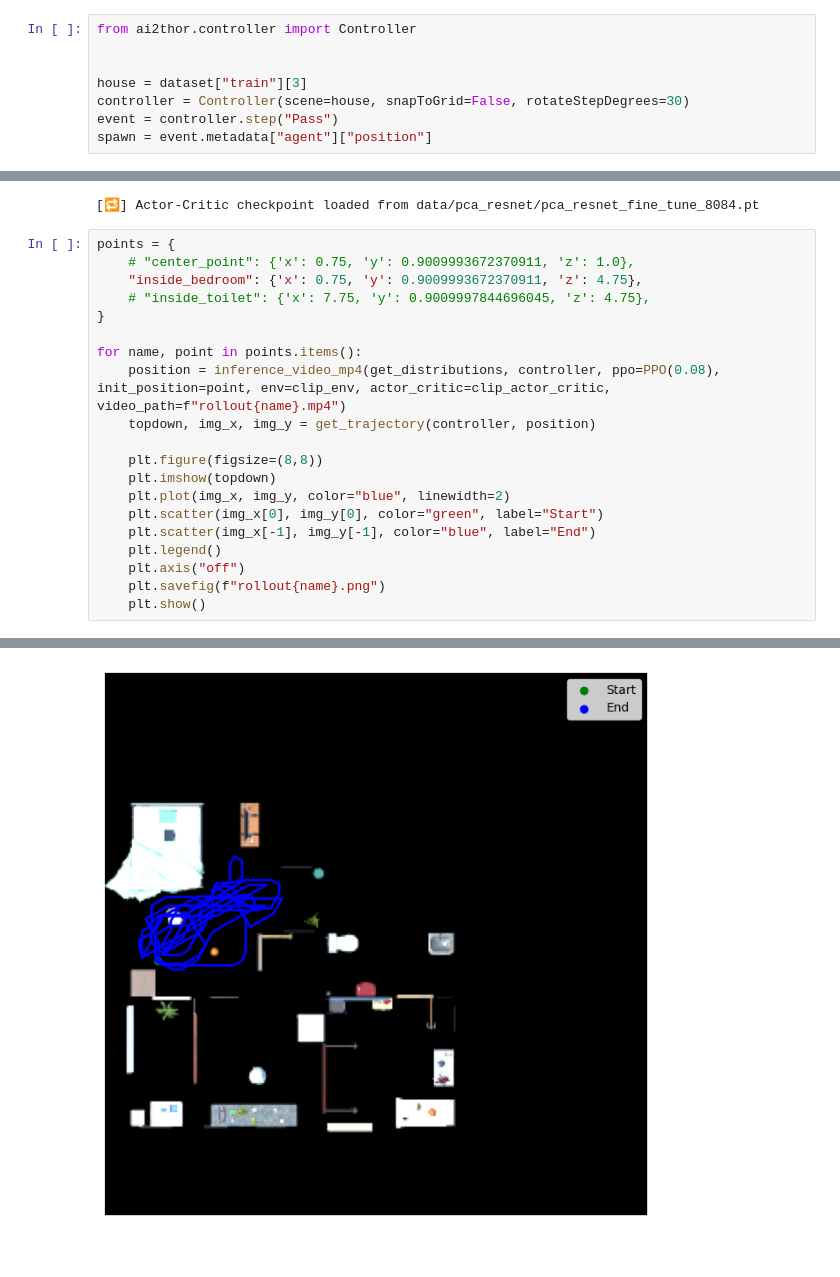
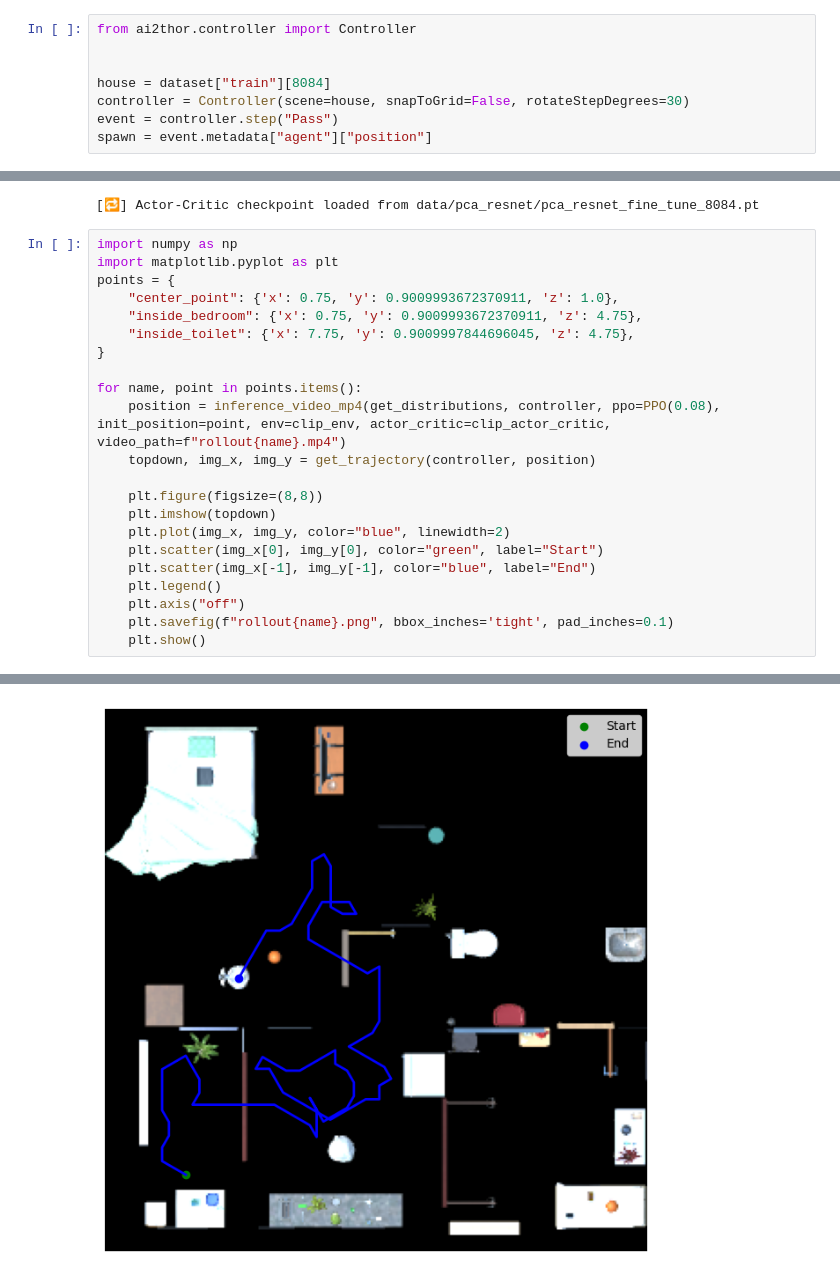
Before and after one commit to viriyadhika/NavAssistant, a Jupyter notebook: RL/inference.ipynb, the cells around one changed output, grey strips where cells are left out. Saved outputs shown, nothing was run; the diff lists cells and outputs as text.

```diff
--- a/RL/inference.ipynb
+++ b/RL/inference.ipynb
@@ -30,7 +30,7 @@ DatasetDict(
 from ai2thor.controller import Controller
 
 
-house = dataset["train"][3]
+house = dataset["train"][8084]
 controller = Controller(scene=house, snapToGrid=False, rotateStepDegrees=30)
 event = controller.step("Pass")
 spawn = event.metadata["agent"]["position"]
@@ -275,10 +196,12 @@ load_actor_critic(clip_actor_critic, "data/pca_resnet/pca_resnet_fine_tune_8084.
 # %% [output]
 [🔁] Actor-Critic checkpoint loaded from data/pca_resnet/pca_resnet_fine_tune_8084.pt
 # %%
+import numpy as np
+import matplotlib.pyplot as plt
 points = {
-    # "center_point": {'x': 0.75, 'y': 0.9009993672370911, 'z': 1.0},
+    "center_point": {'x': 0.75, 'y': 0.9009993672370911, 'z': 1.0},
     "inside_bedroom": {'x': 0.75, 'y': 0.9009993672370911, 'z': 4.75},
-    # "inside_toilet": {'x': 7.75, 'y': 0.9009997844696045, 'z': 4.75},
+    "inside_toilet": {'x': 7.75, 'y': 0.9009997844696045, 'z': 4.75},
 }
 
 for name, point in points.items():
@@ -292,7 +215,7 @@ for name, point in points.items():
     plt.scatter(img_x[-1], img_y[-1], color="blue", label="End")
     plt.legend()
     plt.axis("off")
-    plt.savefig(f"rollout{name}.png")
+    plt.savefig(f"rollout{name}.png", bbox_inches='tight', pad_inches=0.1)
     plt.show()
 # %% [output]
 WARNING:imageio_ffmpeg:IMAGEIO FFMPEG_WRITER WARNING: input image is not divisible by macro_block_size=16, resizing from (300, 300) to (304, 304) to ensure video compatibility with most codecs and pla ...
@@ -300 +239 @@ WARNING:imageio_ffmpeg:IMAGEIO FFMPEG_WRITER WARNING: input image is not divisib
-[figure, old version]
+[figure, new version]
```
Also changed, not shown: parts of 11 cells of this notebook, 2 other files.
